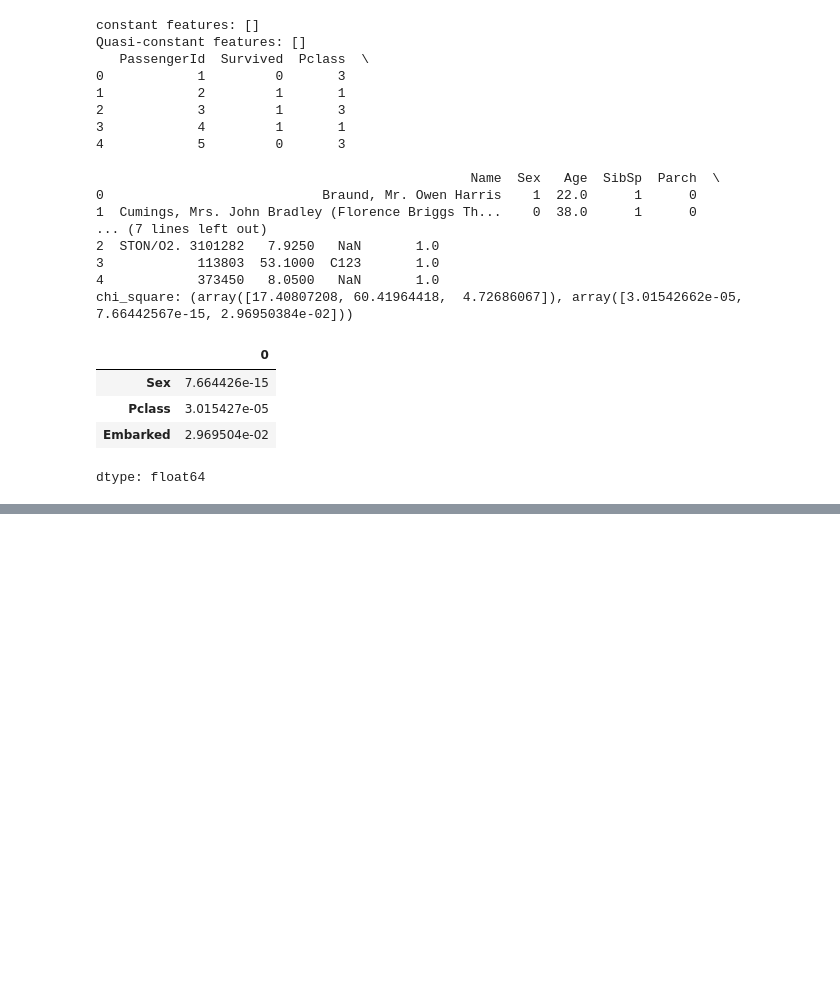
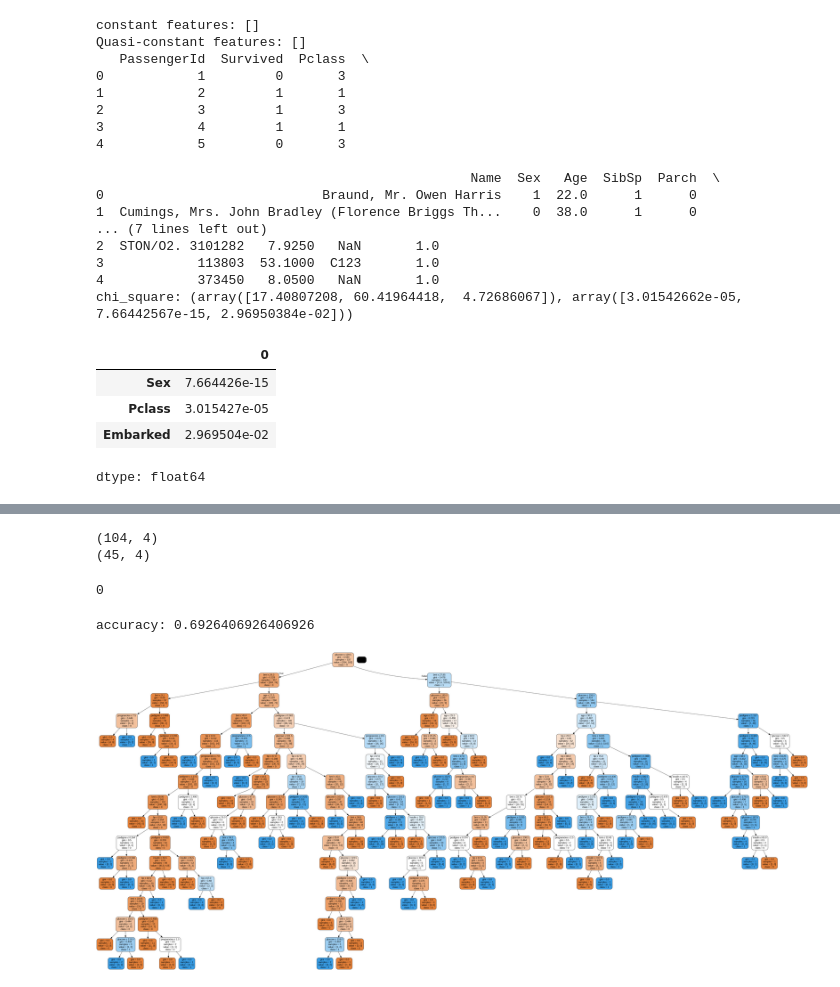
Before and after one commit to Abinaykumar-Patnala/MachineLearning, a Jupyter notebook: ML.ipynb, the cells around one changed output, grey strips where cells are left out. Cells and saved outputs as stored; diff of their text form; code cells hidden in the pictures; blank space fills up the shorter version.

```diff
--- a/ML.ipynb
+++ b/ML.ipynb
@@ -352,0 +370,50 @@ from sklearn.linear_model import LogisticRegression
+# %%
+df2.columns = ['sepal_length', 'sepal_width', 'petal_length', 'petal_width', 'species']
+x_train2 , x_test2 , y_train2 , y_test2 = train_test_split(
+    df2.drop(labels=['species'],axis=1),
+    df2['species'],
+    test_size=0.3,
+    random_state=0
+)
+print(x_train2.shape)
+print(x_test2.shape)
+# %% [output]
+(104, 4)
+(45, 4)
+# %%
+constant_features2 = [ cols for cols in x_train2.columns if x_train2[cols].std() == 0 ]
+print(len(constant_features2))
+# %% [output]
+0
+# %%
+#Implement a Decision Tree on the diabetes dataset and display the tree structure
+import pandas as pd
+from sklearn.tree import DecisionTreeClassifier
+from sklearn.model_selection import train_test_split
+from sklearn import metrics
+col_names =['pregnancies','glucose','bp','skin','insulin','bmi','pedigree','age','function']
+pima =pd.read_csv("/content/diabetes_DT.csv",header=0,names=col_names)
+pima.head()
+feature_cols =  ['pregnancies', 'insulin', 'bmi', 'age','glucose','bp','pedigree']
+X=pima[feature_cols]
+y=pima['function']
+X_train,X_test,y_train,y_test=train_test_split(X,y,test_size=0.3,random_state=1)
+clf=DecisionTreeClassifier()
+clf.fit(X_train,y_train)
+y_pred=clf.predict(X_test)
+print("accuracy:",metrics.accuracy_score(y_test,y_pred))
+# %% [output]
+accuracy: 0.6926406926406926
+# %%
+from sklearn.tree import export_graphviz
+from six import StringIO
+from IPython.display import Image
+import pydotplus
+dot_data = StringIO()
+export_graphviz(clf, out_file=dot_data,
+                filled=True, rounded=True,
+                special_characters=True,feature_names = feature_cols,class_names=['0','1'])
+graph = pydotplus.graph_from_dot_data(dot_data.getvalue())
+Image(graph.create_png())
+# %% [output]
+[figure, added]
```
Also changed, not shown: parts of 3 cells of this notebook.
